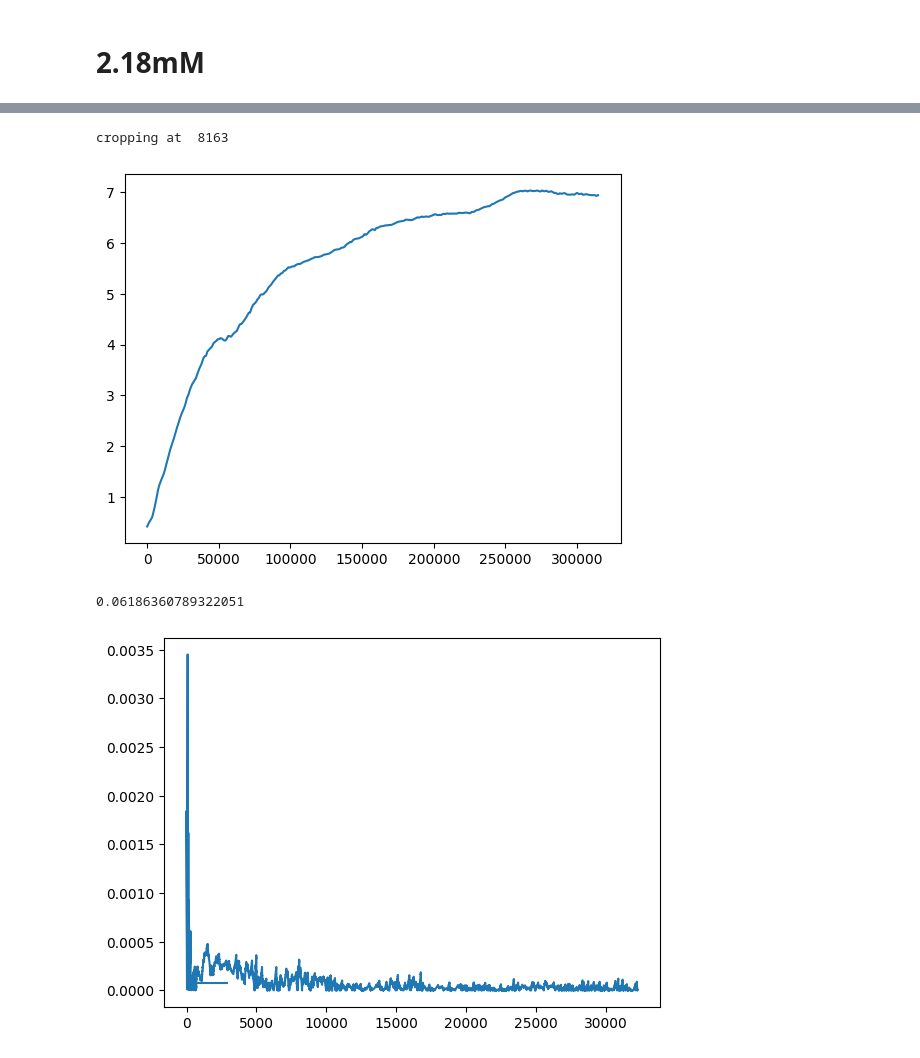
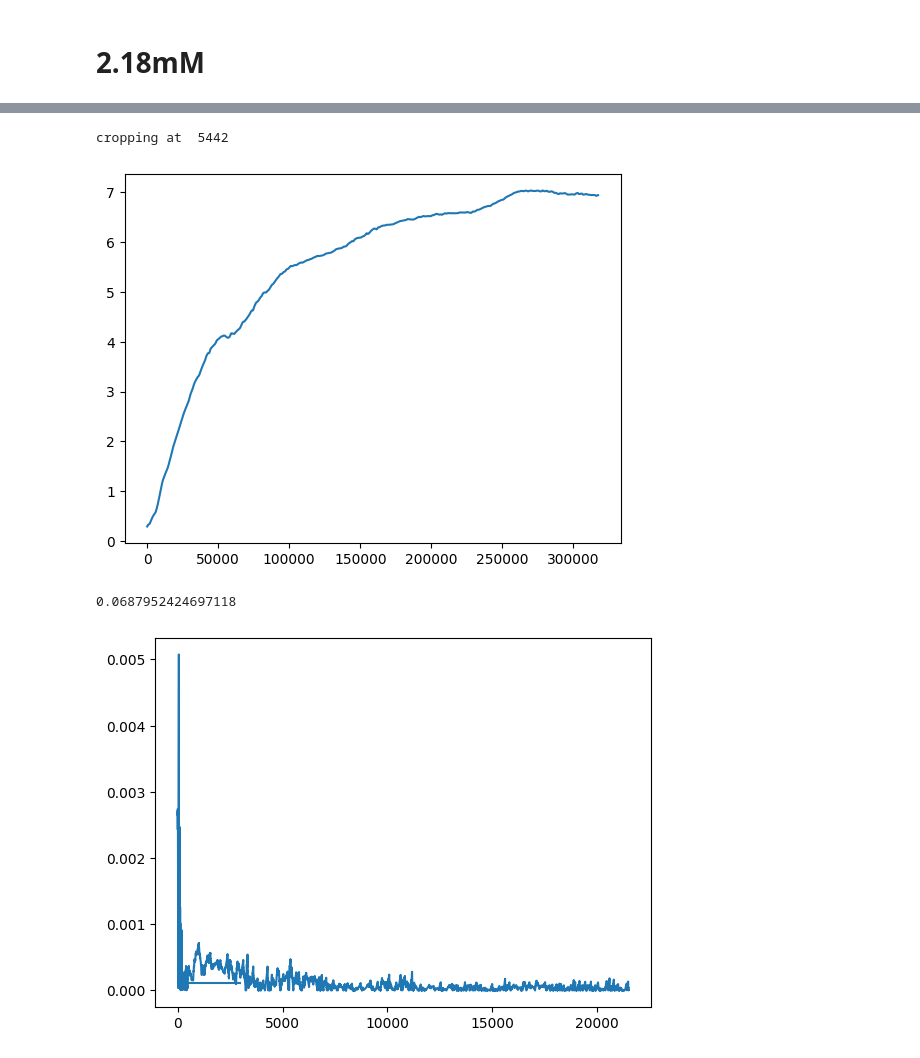
Before and after one commit to ChandrikaSethumadhavan/Master_Thesis, a Jupyter notebook: trim_post_sg.ipynb, the cells around one changed output, grey strips where cells are left out. Drawn from its saved outputs; the diff is of its cells as text; code cells hidden in the pictures.

```diff
--- a/trim_post_sg.ipynb
+++ b/trim_post_sg.ipynb
@@ -25,7 +25,7 @@ time = df["Time (h)"]
 pressure = df["DWT denoised pressure (kPa)"]
 time = time.values[:]
 pressure = pressure.values[:]
-window = 10 #no of samples
+window = 15  #no of samples  #10
 # std_all = np.std(pressure)
 std_all=[]
 for i in range(0,len(pressure)-window,window):
@@ -73,7 +73,7 @@ time = df["Time (s)"]
 pressure = df["DWT denoised pressure (kPa)"]
 time = time.values[:]
 pressure = pressure.values[:]
-window = 10 #no of samples
+window =  15  #no of samples
 # std_all = np.std(pressure)
 std_all=[]
 for i in range(0,len(pressure)-window,window):
@@ -112,7 +112,7 @@ plt.show()
-cropping at  8163
+cropping at  5442
-[figure, old version]
+[figure, new version]
-0.06186360789322051
+0.0687952424697118
-[figure, old version]
+[figure, new version]
 # %%
 # Or try:
 df = pd.read_csv(r"C:\Users\chand\Documents\GitHub\Thesis\M1-2.5mM\data files\M1_2.5mM_pressure_RT_o2_release.csv",
```
Also changed, not shown: parts of 26 cells of this notebook.
